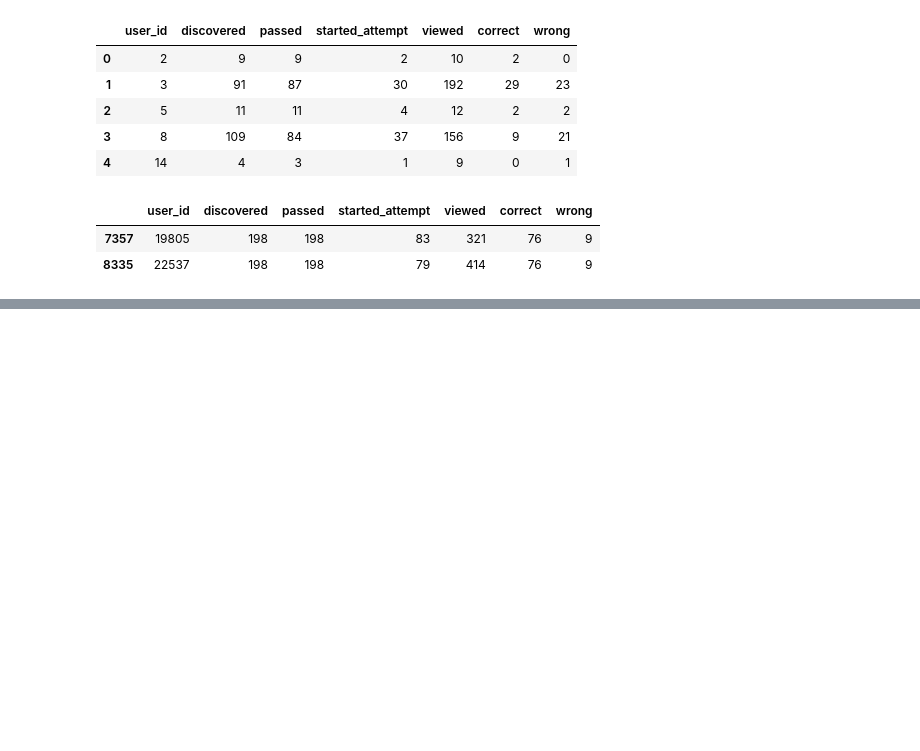
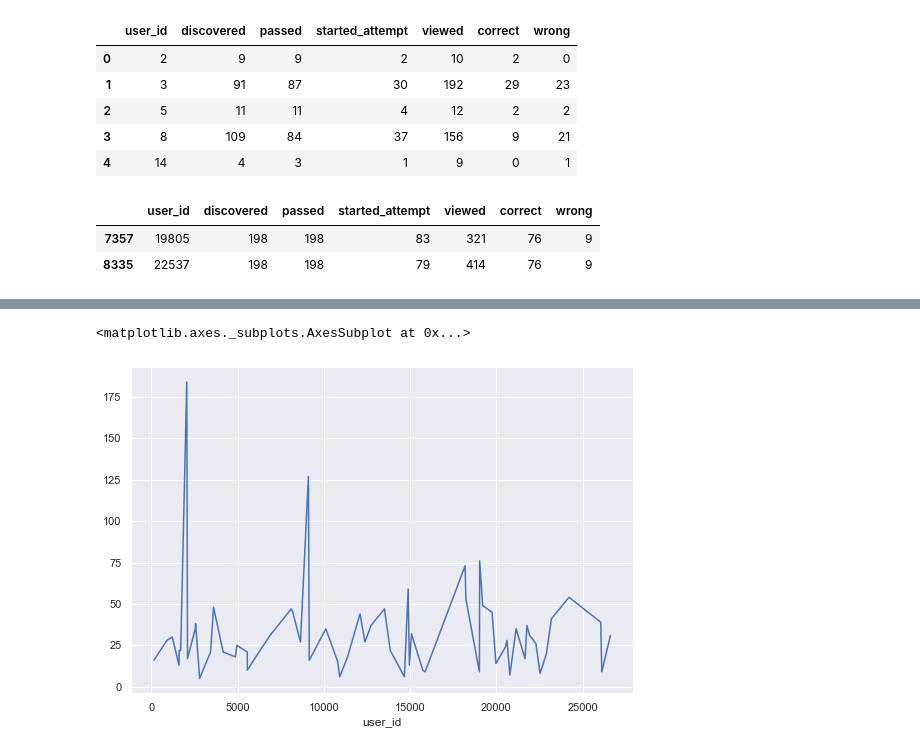
Before and after one commit to t0r1n88/stepic_ml_begin, a Jupyter notebook: stepic_ml_contest.ipynb, the cells around one changed output, grey strips where cells are left out. Saved outputs shown, nothing was run; the diff lists cells and outputs as text; code cells hidden in the pictures; blank space fills up the shorter version.

```diff
--- a/stepic_ml_contest.ipynb
+++ b/stepic_ml_contest.ipynb
@@ -462,0 +494,5 @@ dfh2[(dfh2['passed']==198) & (dfh2['wrong']<10)]
+# %%
+dc['day'].plot()
+# %% [output]
+<matplotlib.axes._subplots.AxesSubplot at 0x...>
+[figure, added]
```
Also changed, not shown: parts of 44 cells of this notebook.
